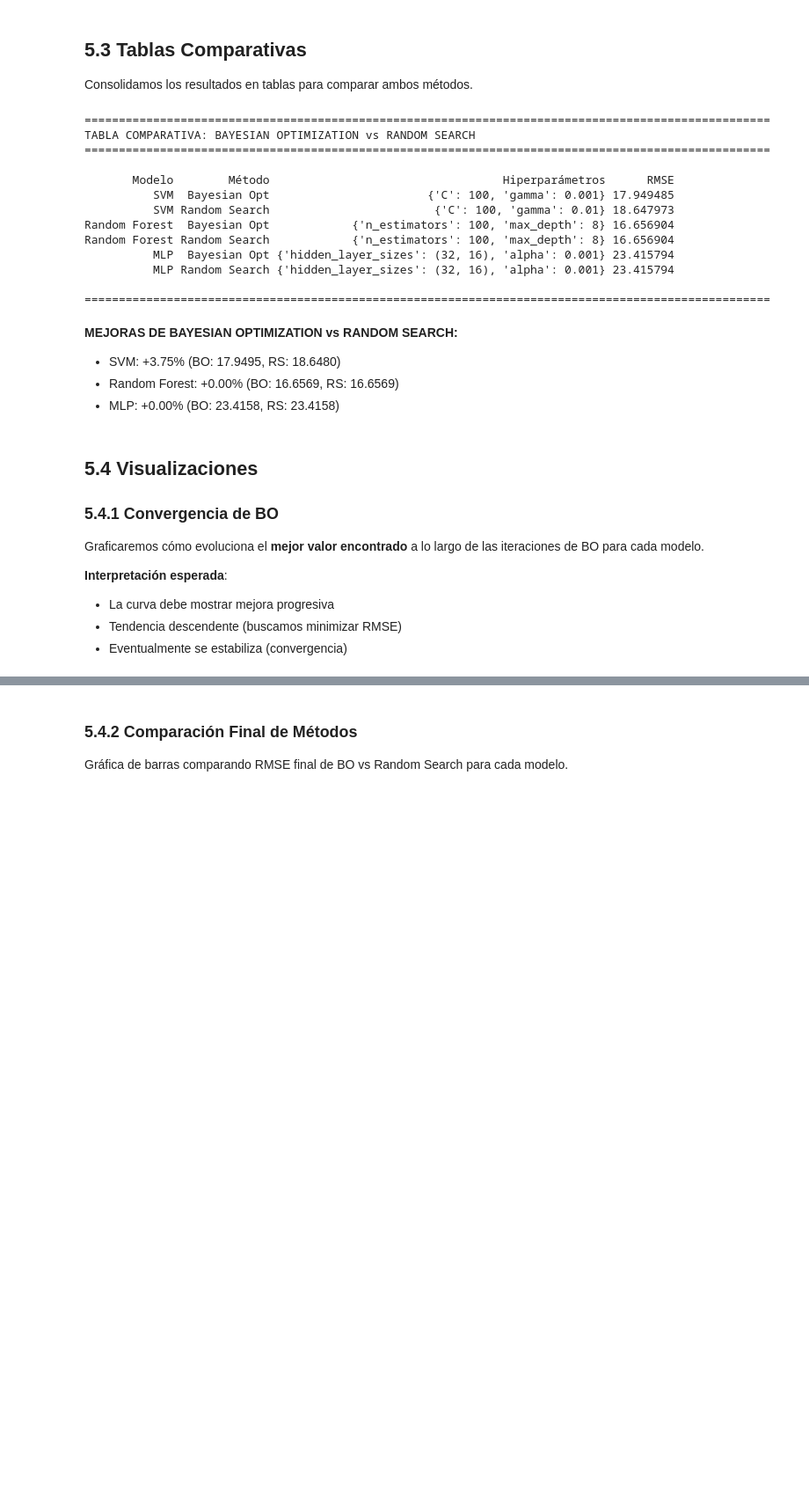
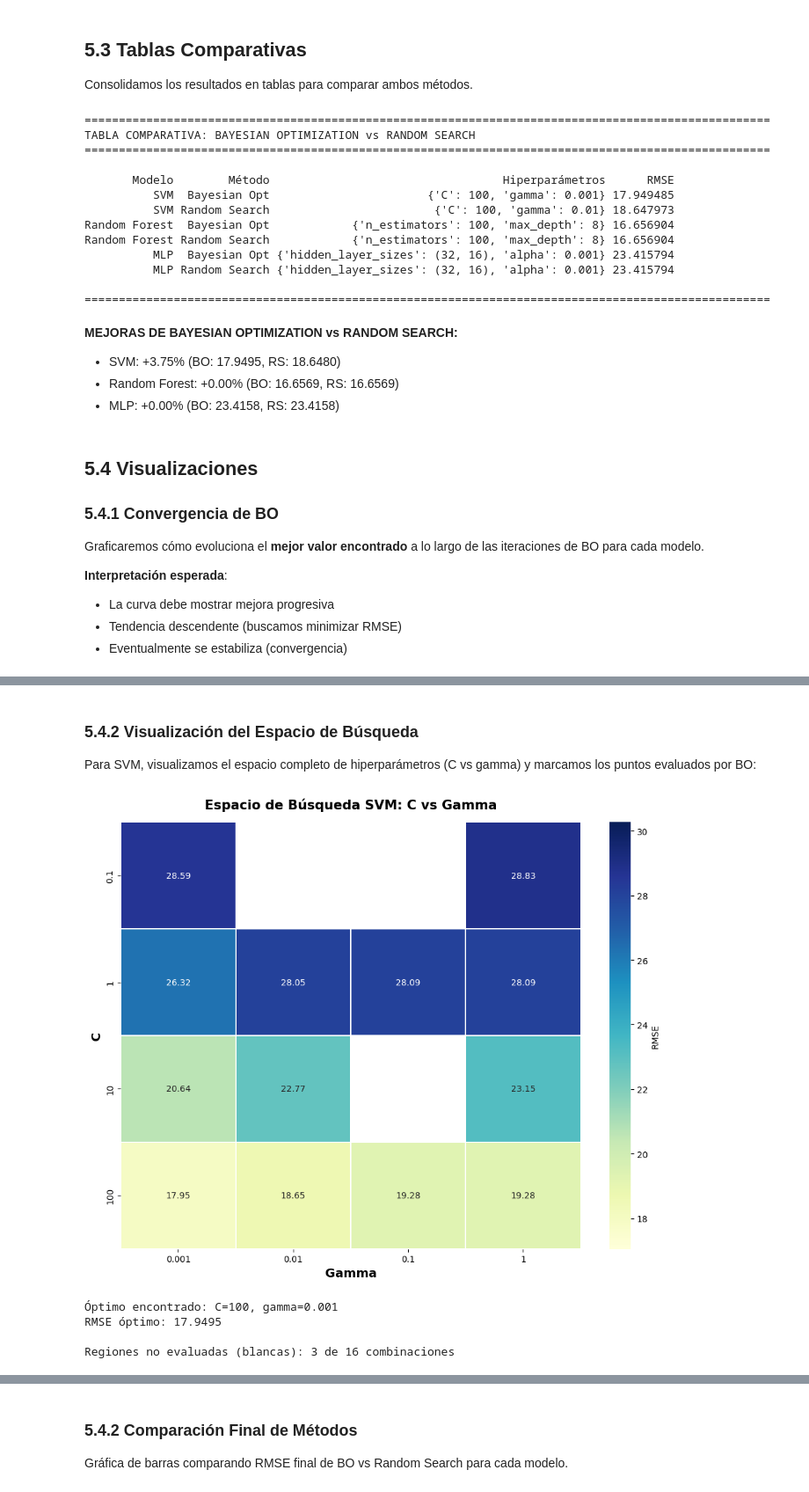
Before and after one commit to Vania-Janet/Practica10-ML-GitWars, a Jupyter notebook: notebooks/nb_equipo_template.ipynb, the cells around one changed output, grey strips where cells are left out. Shown: that part at 88% size. Cells and saved outputs as stored; diff of their text form; code cells hidden in the pictures; blank space fills up the shorter version.

Commit message:
Actualizo notebook y agrego model2.pkl

```diff
--- a/notebooks/nb_equipo_template.ipynb
+++ b/notebooks/nb_equipo_template.ipynb
@@ -1056,9 +1068,9 @@ print("#" + " " * 15 + "OPTIMIZACIÓN BAYESIANA DE MODELOS" + " " * 20 + "#")
 print("#" + " " * 68 + "#")
 print("#" * 70 + "\n")
 
-best_svm_params, best_svm_rmse = optimize_model('svm', n_init=3, n_iter=10)
-best_rf_params, best_rf_rmse = optimize_model('rf', n_init=3, n_iter=10)
-best_mlp_params, best_mlp_rmse = optimize_model('mlp', n_init=3, n_iter=10)
+best_svm_params, best_svm_rmse, history_svm = optimize_model('svm', n_init=3, n_iter=10, return_history=True)
+best_rf_params, best_rf_rmse, history_rf = optimize_model('rf', n_init=3, n_iter=10, return_history=True)
+best_mlp_params, best_mlp_rmse, history_mlp = optimize_model('mlp', n_init=3, n_iter=10, return_history=True)
 
 print("\n" + "#" * 70)
 print("#" + " " * 68 + "#")
@@ -1270 +1330,59 @@ Graficaremos cómo evoluciona el **mejor valor encontrado** a lo largo de las it
+# %% [markdown]
+### 5.4.2 Visualización del Espacio de Búsqueda
+
+Para SVM, visualizamos el espacio completo de hiperparámetros (C vs gamma) y marcamos los puntos evaluados por BO:
+# %%
+import matplotlib.pyplot as plt
+import seaborn as sns
+import numpy as np
+
+# Crear matriz de resultados para SVM
+C_values = [0.1, 1, 10, 100]
+gamma_values = [0.001, 0.01, 0.1, 1]
+
+# Matriz para almacenar RMSE (NaN si no evaluado)
+rmse_matrix = np.full((len(C_values), len(gamma_values)), np.nan)
+
+# Llenar con resultados evaluados
+for params, rmse in zip(history_svm['params_evaluated'], history_svm['rmse_values']):
+    c_idx = C_values.index(params['C'])
+    g_idx = gamma_values.index(params['gamma'])
+    rmse_matrix[c_idx, g_idx] = rmse
+
+# Crear heatmap
+fig, ax = plt.subplots(figsize=(10, 8))
+
+sns.heatmap(
+    rmse_matrix,
+    annot=True, fmt='.2f',
+    cmap='YlGnBu',
+    xticklabels=[f'{g}' for g in gamma_values],
+    yticklabels=[f'{c}' for c in C_values],
+    cbar_kws={'label': 'RMSE'},
+    linewidths=1.2, linecolor='white',
+    vmin=np.nanmin(rmse_matrix)*0.95,
+    vmax=np.nanmax(rmse_matrix)*1.05,
+    ax=ax
+)
+
+ax.set_xlabel('Gamma', fontsize=14, fontweight='bold')
+ax.set_ylabel('C', fontsize=14, fontweight='bold')
+ax.set_title(
+    'Espacio de Búsqueda SVM: C vs Gamma',
+    fontsize=15, fontweight='bold',
+    pad=15
+)
+
+plt.tight_layout()
+plt.show()
+
+print(f"\nÓptimo encontrado: C={best_svm_params['C']}, gamma={best_svm_params['gamma']}")
+print(f"RMSE óptimo: {best_svm_rmse:.4f}")
+print(f"\nRegiones no evaluadas (blancas): {np.sum(np.isnan(rmse_matrix))} de 16 combinaciones")
+# %% [output]
+[figure, added]
+Óptimo encontrado: C=100, gamma=0.001
+RMSE óptimo: 17.9495
+
+Regiones no evaluadas (blancas): 3 de 16 combinaciones
 # %%
```
Also changed, not shown: parts of 22 cells of this notebook, 1 other file.
